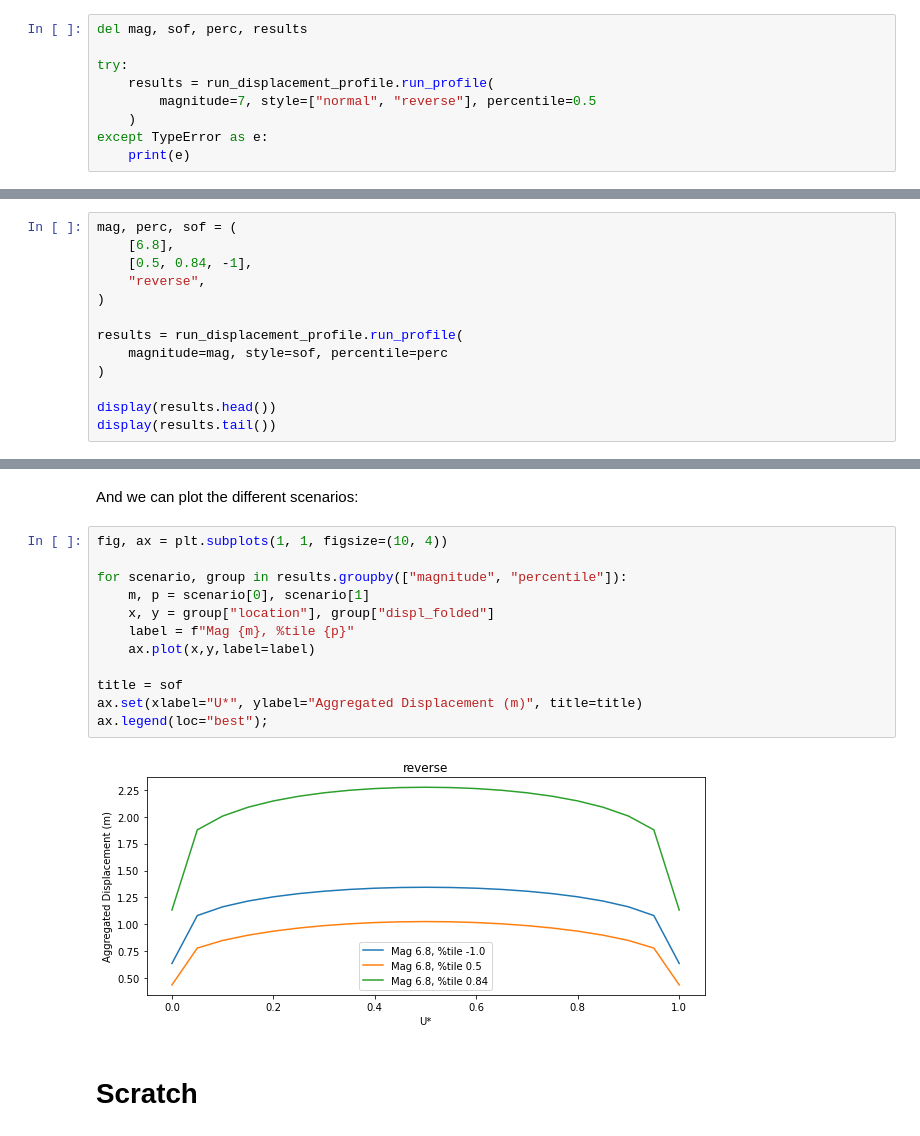
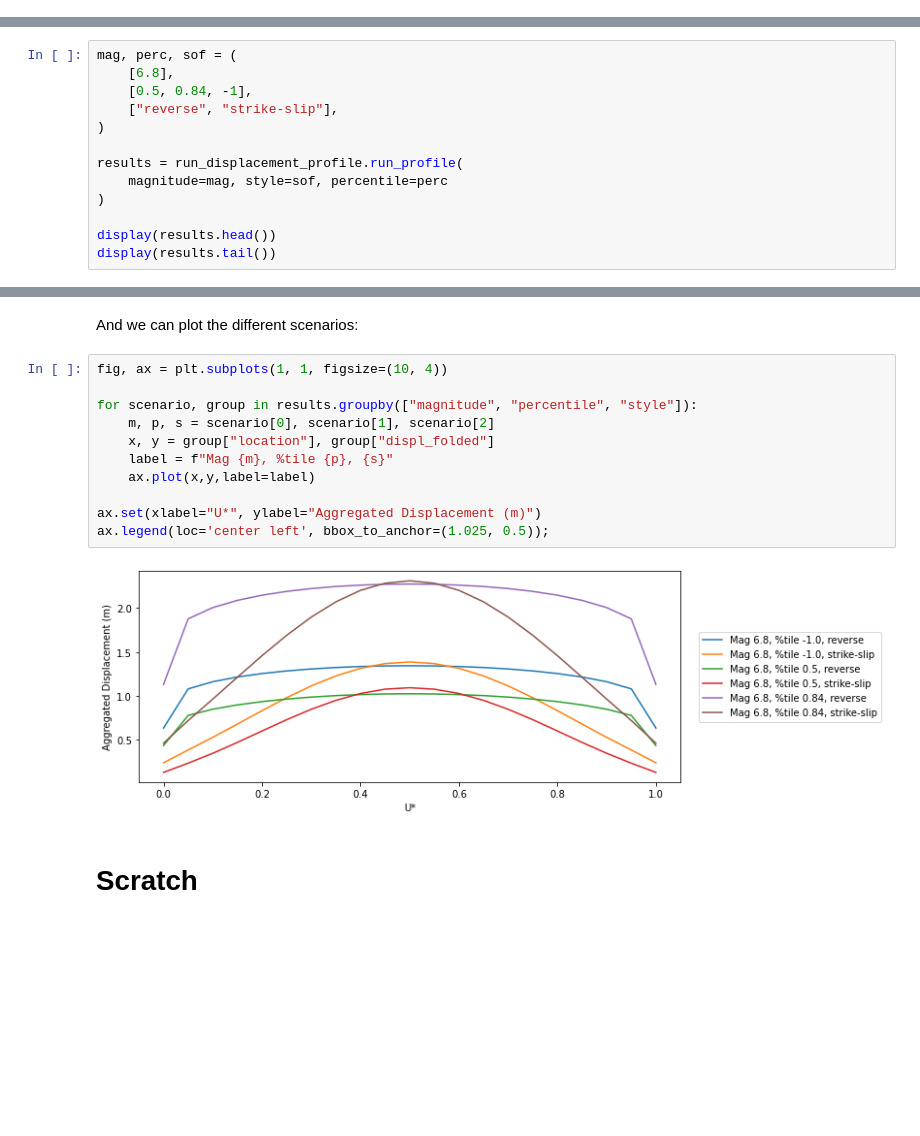
Before and after one commit to asarmy/kea23, a Jupyter notebook: examples/KEA23 Run Displacement Profile.ipynb, the cells around one changed output, grey strips where cells are left out. Saved outputs shown, nothing was run; the diff lists cells and outputs as text; blank space fills up the shorter version.

```diff
--- a/examples/KEA23 Run Displacement Profile.ipynb
+++ b/examples/KEA23 Run Displacement Profile.ipynb
@@ -100,9 +99,0 @@ Because the profiles are based on the mean model coefficients (this is hard-code
-# %%
-del mag, sof, perc, results
-
-try:
-    results = run_displacement_profile.run_profile(
-        magnitude=7, style=["normal", "reverse"], percentile=0.5
-    )
-except TypeError as e:
-    print(e)
@@ -112,7 +101,7 @@ Expected a string, got '['normal', 'reverse']', which is a list.(In other words,
 mag, perc, sof = (
     [6.8],
     [0.5, 0.84, -1],
-    "reverse",
+    ["reverse", "strike-slip"],
 )
 
 results = run_displacement_profile.run_profile(
@@ -139,17 +128,16 @@ And we can plot the different scenarios:
 # %%
 fig, ax = plt.subplots(1, 1, figsize=(10, 4))
 
-for scenario, group in results.groupby(["magnitude", "percentile"]):
-    m, p = scenario[0], scenario[1]
+for scenario, group in results.groupby(["magnitude", "percentile", "style"]):
+    m, p, s = scenario[0], scenario[1], scenario[2]
     x, y = group["location"], group["displ_folded"]
-    label = f"Mag {m}, %tile {p}"
+    label = f"Mag {m}, %tile {p}, {s}"
     ax.plot(x,y,label=label)
 
-title = sof
-ax.set(xlabel="U*", ylabel="Aggregated Displacement (m)", title=title)
-ax.legend(loc="best");
+ax.set(xlabel="U*", ylabel="Aggregated Displacement (m)")
+ax.legend(loc='center left', bbox_to_anchor=(1.025, 0.5));
 # %% [output]
-[figure, old version]
+[figure, new version]
 # %% [markdown]
 # Scratch
 # %%
```
Also changed, not shown: parts of 4 cells of this notebook, 3 other files.
